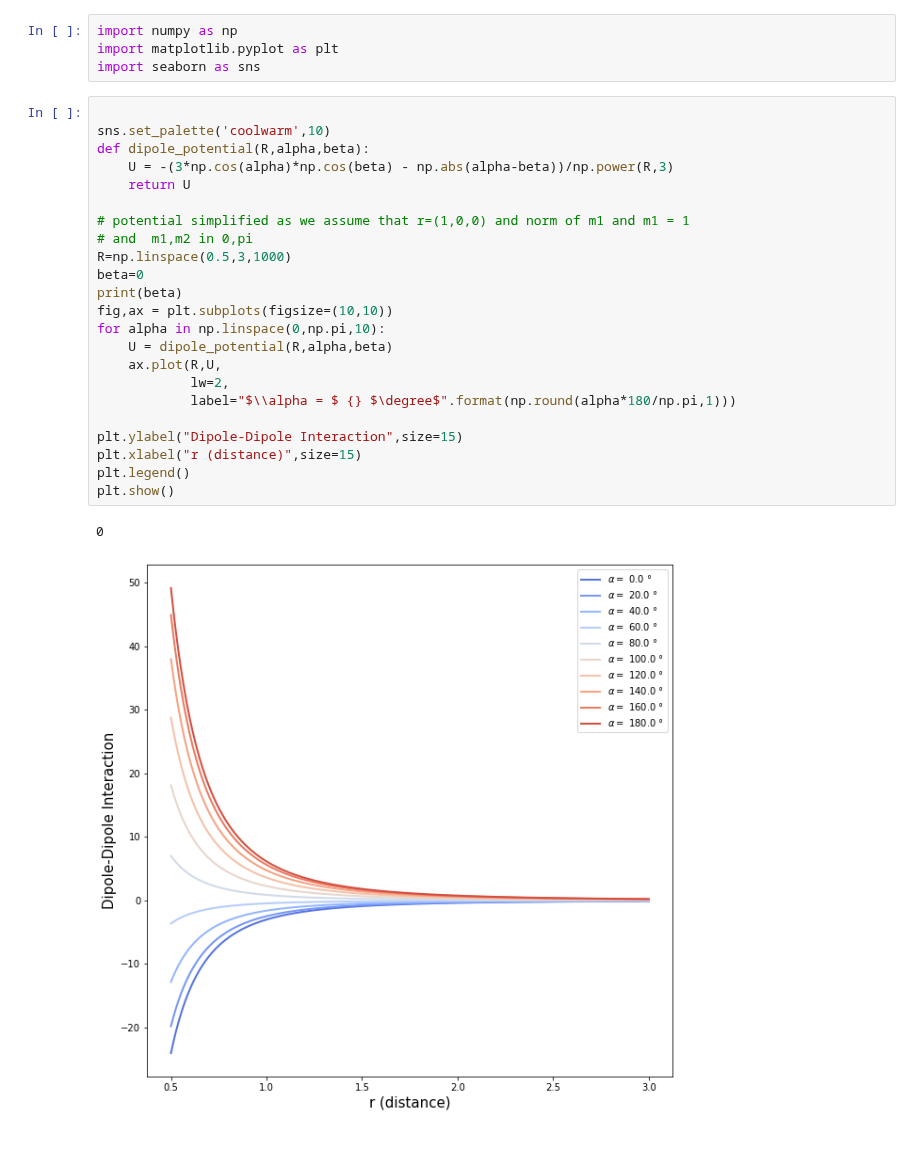
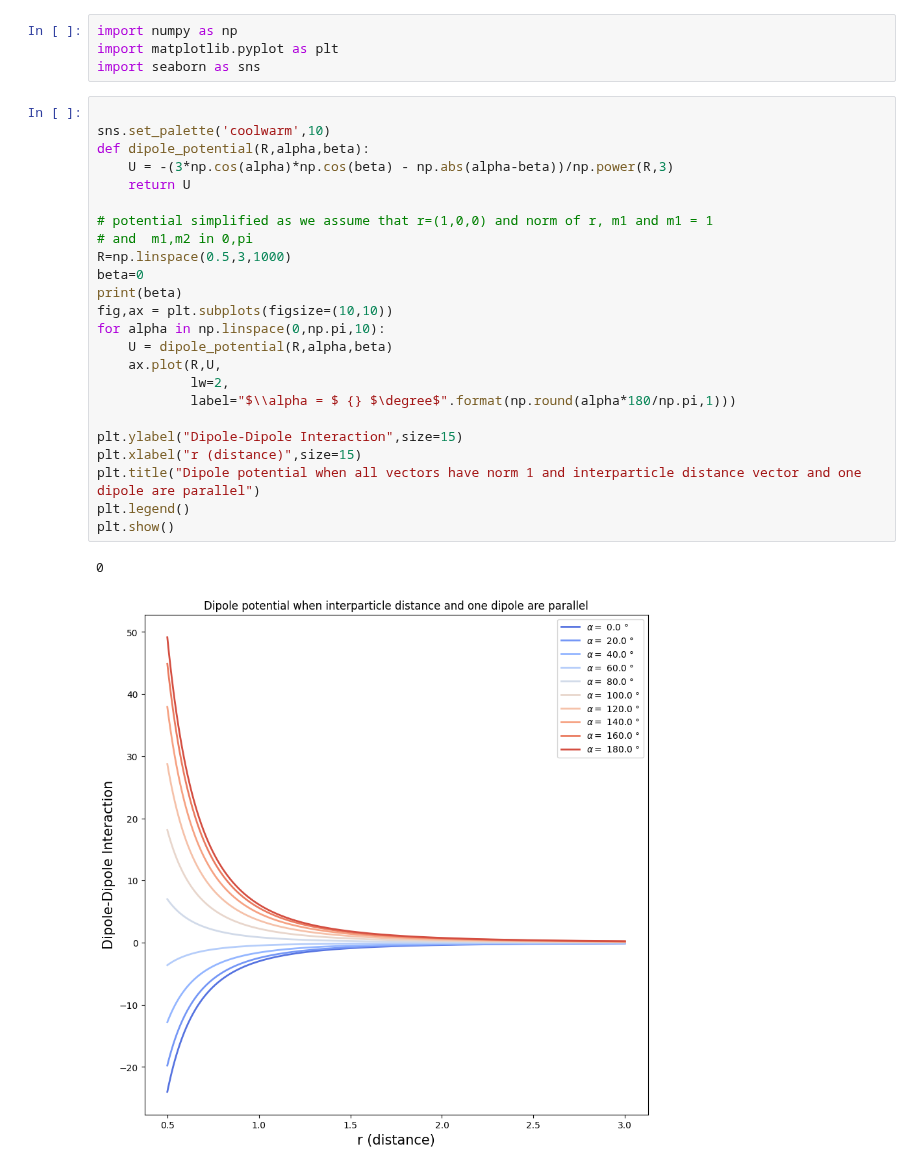
Before and after one commit to OljaOctagon/MagneticParticles, a Jupyter notebook: rigid_magnetic/dipole.ipynb, the cells around one changed output. Saved outputs shown, nothing was run; the diff lists cells and outputs as text.

Commit message:
add dipole potential rotation

```diff
--- a/rigid_magnetic/dipole.ipynb
+++ b/rigid_magnetic/dipole.ipynb
@@ -5,26 +5,27 @@ import seaborn as sns
 # %%
 
 sns.set_palette('coolwarm',10)
 def dipole_potential(R,alpha,beta):
     U = -(3*np.cos(alpha)*np.cos(beta) - np.abs(alpha-beta))/np.power(R,3)
     return U
 
-# potential simplified as we assume that r=(1,0,0) and norm of m1 and m1 = 1
+# potential simplified as we assume that r=(1,0,0) and norm of r, m1 and m1 = 1
 # and  m1,m2 in 0,pi
 R=np.linspace(0.5,3,1000)
 beta=0
 print(beta)
 fig,ax = plt.subplots(figsize=(10,10))
 for alpha in np.linspace(0,np.pi,10):
     U = dipole_potential(R,alpha,beta)
     ax.plot(R,U,
             lw=2,
             label="$\\alpha = $ {} $\degree$".format(np.round(alpha*180/np.pi,1)))
 
 plt.ylabel("Dipole-Dipole Interaction",size=15)
 plt.xlabel("r (distance)",size=15)
+plt.title("Dipole potential when all vectors have norm 1 and interparticle distance vector and one dipole are parallel")
 plt.legend()
 plt.show()
 # %% [output]
 0
-[figure, old version]
+[figure, new version]
```
Also changed, not shown: parts of 2 cells of this notebook.
